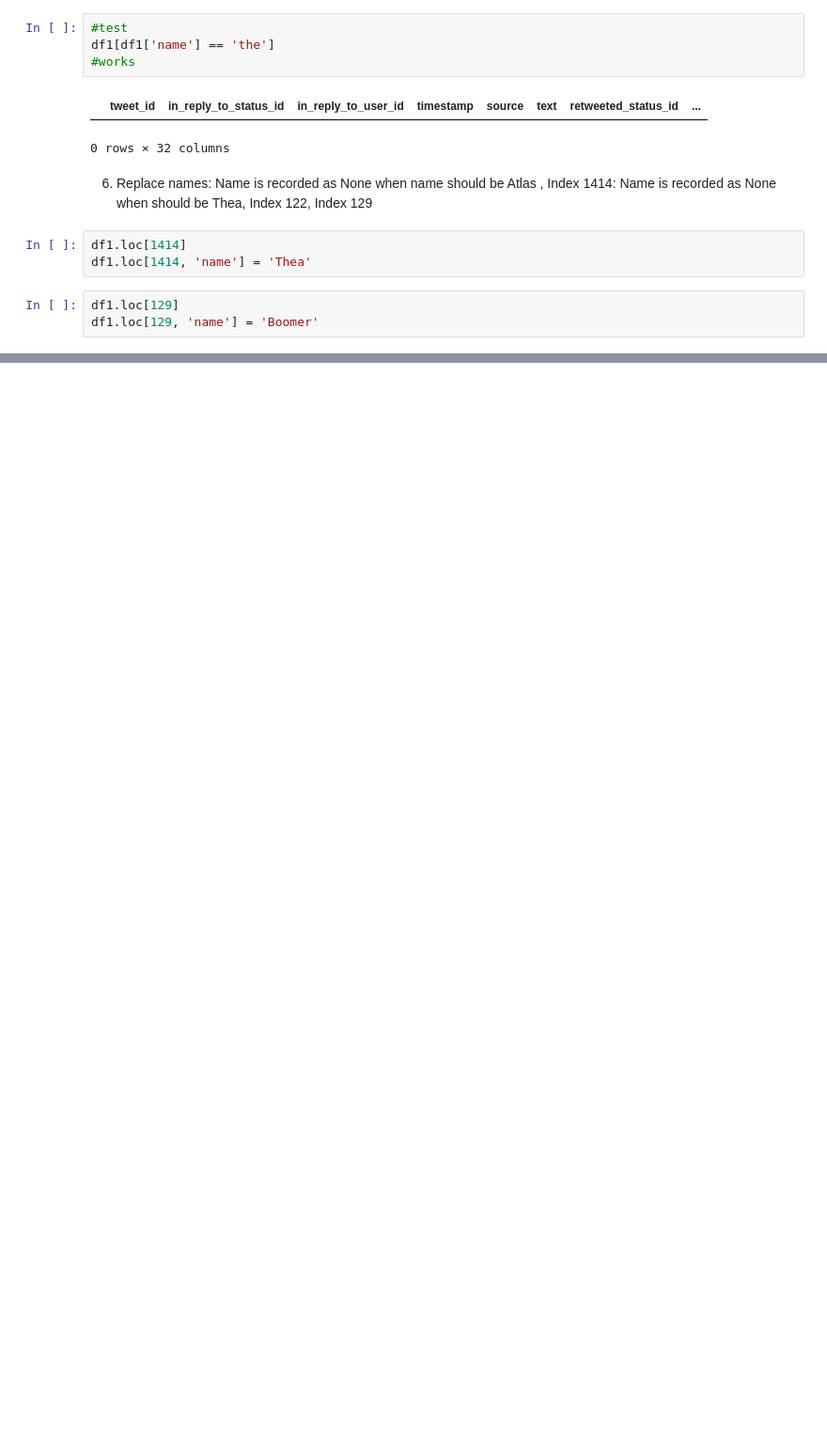
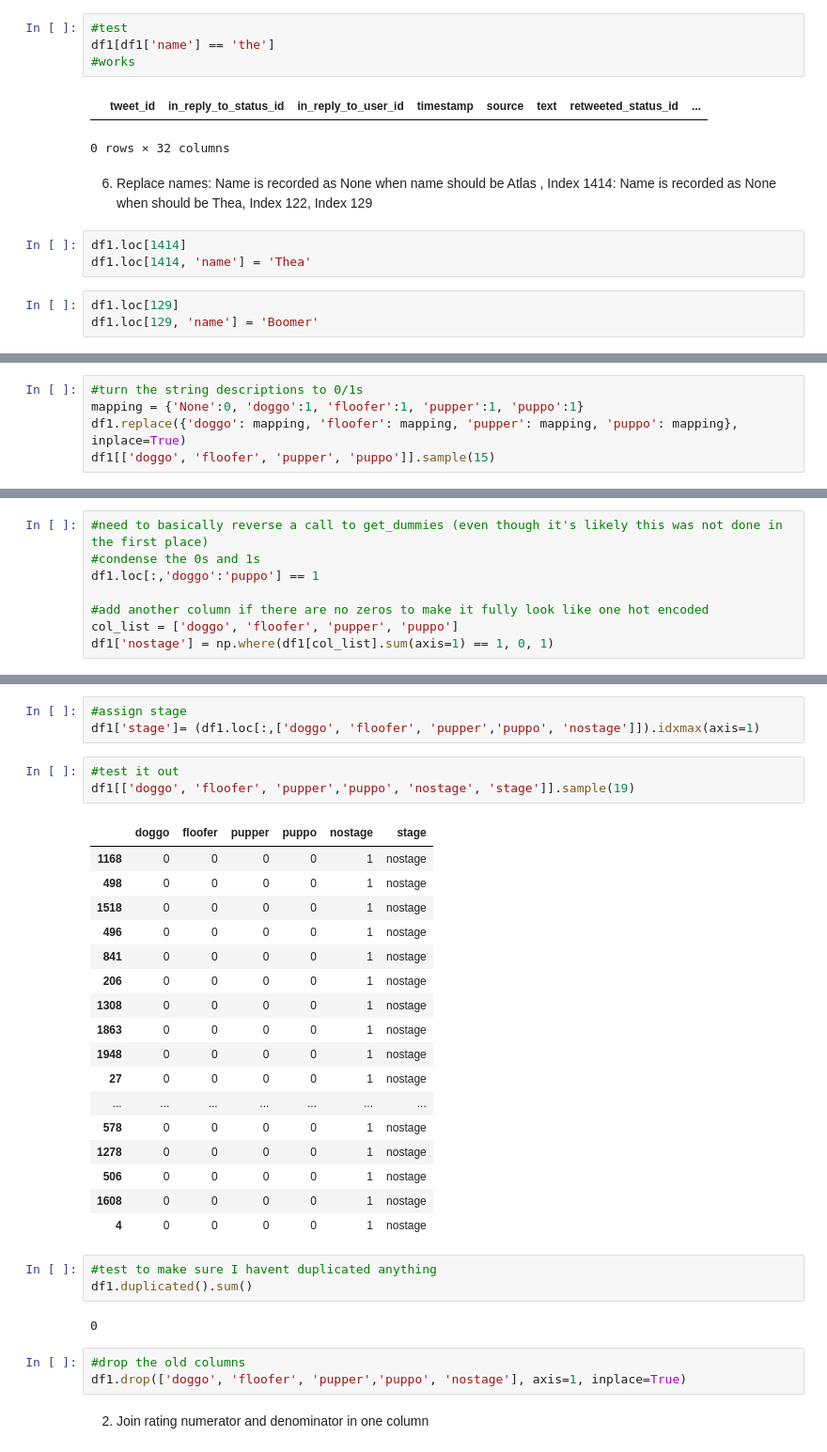
Before and after one commit to eherdter/FunData, a Jupyter notebook: WeRateDogs_TwitterAnalysis/wrangle_act.ipynb, the cells around one changed output, grey strips where cells are left out. Shown at 94% size. Saved outputs shown, nothing was run; the diff lists cells and outputs as text; blank space fills up the shorter version.

```diff
--- a/WeRateDogs_TwitterAnalysis/wrangle_act.ipynb
+++ b/WeRateDogs_TwitterAnalysis/wrangle_act.ipynb
@@ -685,0 +733,5 @@ df1.loc[129, 'name'] = 'Boomer'
+# %%
+#turn the string descriptions to 0/1s
+mapping = {'None':0, 'doggo':1, 'floofer':1, 'pupper':1, 'puppo':1}
+df1.replace({'doggo': mapping, 'floofer': mapping, 'pupper': mapping, 'puppo': mapping}, inplace=True)
+df1[['doggo', 'floofer', 'pupper', 'puppo']].sample(15)
@@ -685,0 +779,8 @@ df1.loc[129, 'name'] = 'Boomer'
+# %%
+#need to basically reverse a call to get_dummies (even though it's likely this was not done in the first place)
+#condense the 0s and 1s
+df1.loc[:,'doggo':'puppo'] == 1
+
+#add another column if there are no zeros to make it fully look like one hot encoded
+col_list = ['doggo', 'floofer', 'pupper', 'puppo']
+df1['nostage'] = np.where(df1[col_list].sum(axis=1) == 1, 0, 1)
@@ -685,0 +797,34 @@ df1.loc[129, 'name'] = 'Boomer'
+# %%
+#assign stage
+df1['stage']= (df1.loc[:,['doggo', 'floofer', 'pupper','puppo', 'nostage']]).idxmax(axis=1)
+# %%
+#test it out
+df1[['doggo', 'floofer', 'pupper','puppo', 'nostage', 'stage']].sample(19)
+# %% [output]
+|  | doggo | floofer | pupper | puppo | nostage | stage |
+| 1168 | 0 | 0 | 0 | 0 | 1 | nostage |
+| 498 | 0 | 0 | 0 | 0 | 1 | nostage |
+| 1518 | 0 | 0 | 0 | 0 | 1 | nostage |
+| 496 | 0 | 0 | 0 | 0 | 1 | nostage |
+| 841 | 0 | 0 | 0 | 0 | 1 | nostage |
+| 206 | 0 | 0 | 0 | 0 | 1 | nostage |
+| 1308 | 0 | 0 | 0 | 0 | 1 | nostage |
+| 1863 | 0 | 0 | 0 | 0 | 1 | nostage |
+| 1948 | 0 | 0 | 0 | 0 | 1 | nostage |
+| 27 | 0 | 0 | 0 | 0 | 1 | nostage |
+| ... | ... | ... | ... | ... | ... | ... |
+| 578 | 0 | 0 | 0 | 0 | 1 | nostage |
+| 1278 | 0 | 0 | 0 | 0 | 1 | nostage |
+| 506 | 0 | 0 | 0 | 0 | 1 | nostage |
+| 1608 | 0 | 0 | 0 | 0 | 1 | nostage |
+| 4 | 0 | 0 | 0 | 0 | 1 | nostage |
+# %%
+#test to make sure I havent duplicated anything
+df1.duplicated().sum()
+# %% [output]
+0
+# %%
+#drop the old columns
+df1.drop(['doggo', 'floofer', 'pupper','puppo', 'nostage'], axis=1, inplace=True)
+# %% [markdown]
+2. Join rating numerator and denominator in one column
```
Also changed, not shown: parts of 49 cells of this notebook.
